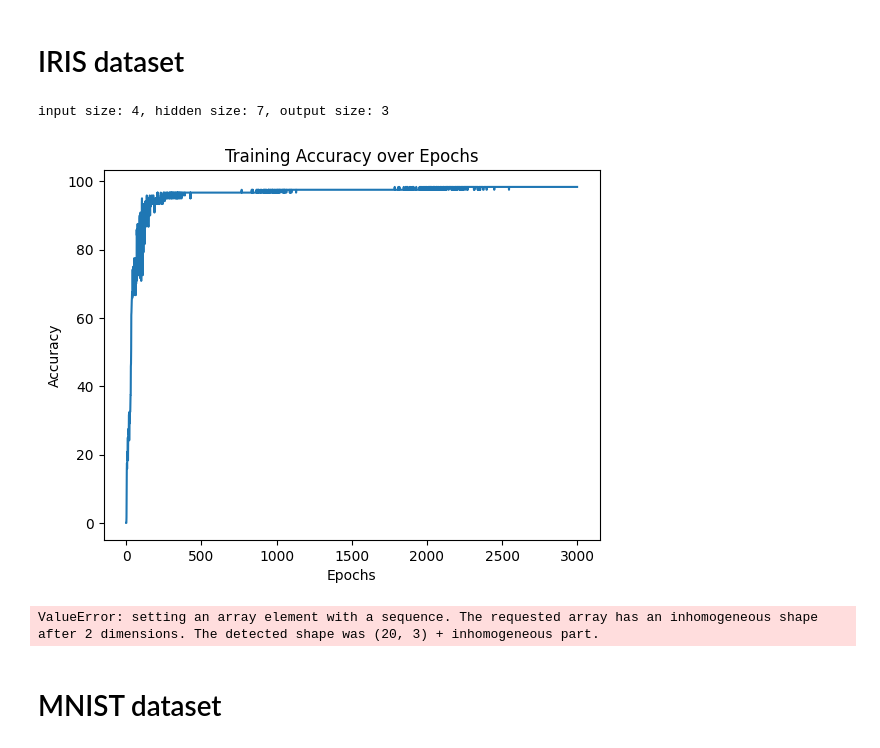
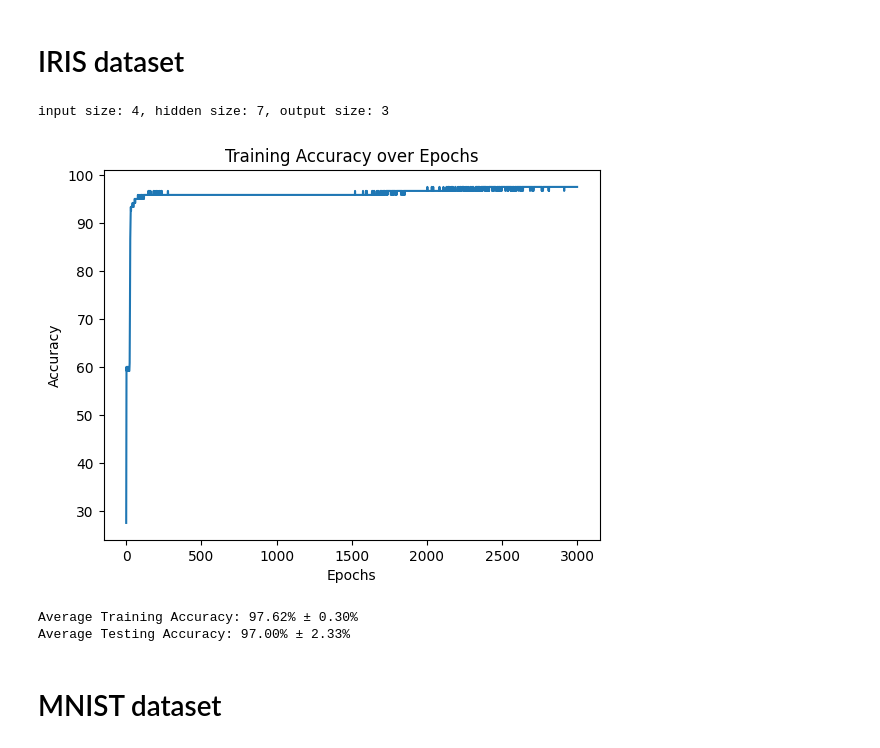
Before and after one commit to erjbroek/NNfromScratch, a Jupyter notebook: nn.ipynb, the cells around one changed output. Cells and saved outputs as stored; diff of their text form; code cells hidden in the pictures.

Commit message:
fixed output bug from testing neural net

```diff
--- a/nn.ipynb
+++ b/nn.ipynb
@@ -41,36 +41,37 @@ output_size = len(np.unique(iris['target']))
 hidden_size = 7
 print(f"input size: {input_size}, hidden size: {hidden_size}, output size: {output_size}")
 
 network = NeuralNetwork(input_size, hidden_size, output_size)
 epochs = 3000
 learning_rate = 0.0001
 
 train_accuracies = []
 test_accuracies = []
 
 for i in range(20):
   loss, accuracy = network.train_mbgd(train_x, train_y, epochs, learning_rate, 5)
   train_accuracies.append(accuracy[-1])
-  test_accuracy = network.evaluate(test_x, test_y)
+  test_accuracy, _, _ = network.evaluate(test_x, test_y)
   test_accuracies.append(test_accuracy)
   if i == 0:
     plt.plot(accuracy)
     plt.xlabel('Epochs')
     plt.ylabel('Accuracy')
     plt.title('Training Accuracy over Epochs')
     plt.show()
 
 avg_train_accuracy = np.mean(train_accuracies)
 std_train_accuracy = np.std(train_accuracies)
 avg_test_accuracy = np.mean(test_accuracies)
 std_test_accuracy = np.std(test_accuracies)
 
 print(f"Average Training Accuracy: {avg_train_accuracy:.2f}% ± {std_train_accuracy:.2f}%")
 print(f"Average Testing Accuracy: {avg_test_accuracy:.2f}% ± {std_test_accuracy:.2f}%")
 # %% [output]
 input size: 4, hidden size: 7, output size: 3
-[figure, old version]
+[figure, new version]
-ValueError: setting an array element with a sequence. The requested array has an inhomogeneous shape after 2 dimensions. The detected shape was (20, 3) + inhomogeneous part.
+Average Training Accuracy: 97.62% ± 0.30%
+Average Testing Accuracy: 97.00% ± 2.33%
 # %% [markdown]
 # MNIST dataset
 # %%
```
Also changed, not shown: parts of 1 cell of this notebook.
